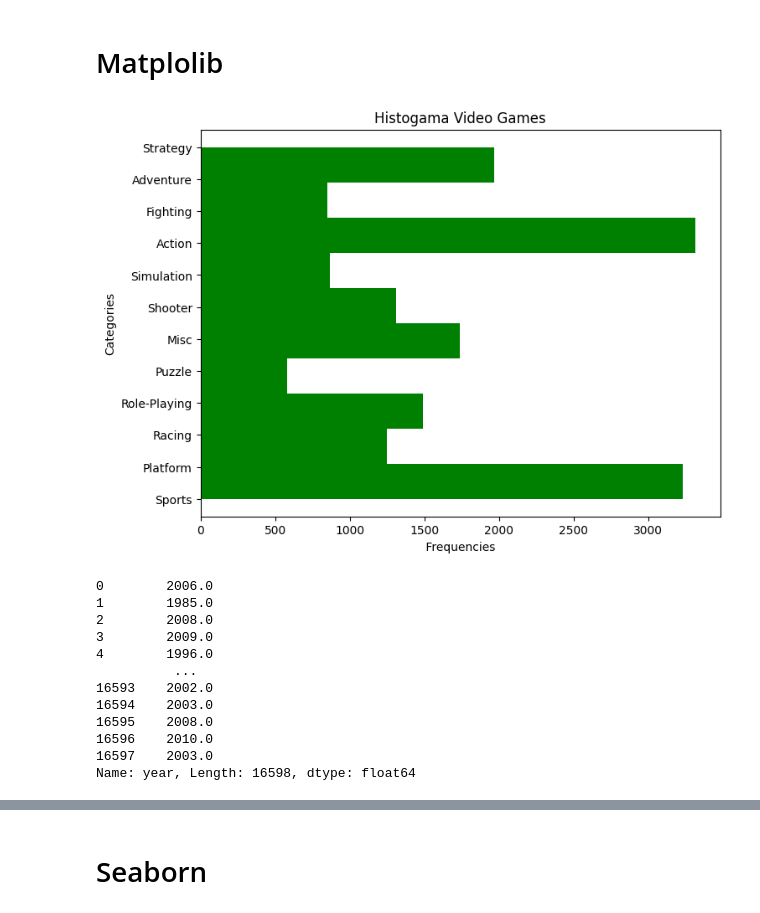
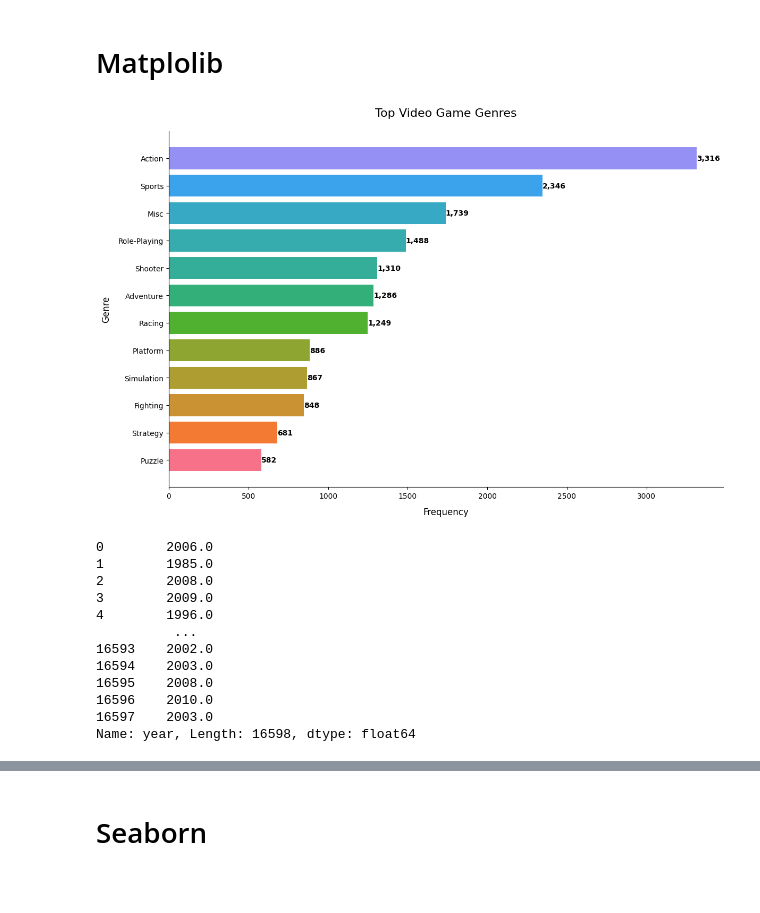
Before and after one commit to fabjamaicrack33/Data_science_Bootcamp, a Jupyter notebook: Actividades Bootcamp DS/actividad2.ipynb, the cells around one changed output, grey strips where cells are left out. Saved outputs shown, nothing was run; the diff lists cells and outputs as text; code cells hidden in the pictures; blank space fills up the shorter version.

```diff
--- a/Actividades Bootcamp DS/actividad2.ipynb
+++ b/Actividades Bootcamp DS/actividad2.ipynb
@@ -54,31 +56,54 @@ global_sales      0
 dtype: int64
 # %% [markdown]
 # Matplolib
-# %%
-fig, ax = plt.subplots(figsize=(8,6))
-ax.hist(x= data.genre, density=False, color='green', orientation='horizontal')
-ax.set_xlabel(' Frequencies ')
-ax.set_ylabel('Categories')
-ax.set_title('Histogama Video Games')
-plt.show()
-# %% [output]
-[figure, removed]
-# %%
-data=pd.read_csv('video_games_sales.csv',sep=',')
-data.head()
-data['year']
-# %% [output]
-0        2006.0
-1        1985.0
-2        2008.0
-3        2009.0
-4        1996.0
-          ...
-16593    2002.0
-16594    2003.0
-16595    2008.0
-16596    2010.0
-16597    2003.0
-Name: year, Length: 16598, dtype: float64
+# %%
+genre_counts = data['genre'].value_counts()
+genre_counts_sorted = genre_counts.sort_values(ascending=True)
+
+# Top N generos
+N = 15
+top_genres = genre_counts_sorted.tail(N)
+
+fig, ax = plt.subplots(figsize=(12, 8))
+
+# Crear barras horizontal
+bars = ax.barh(top_genres.index, top_genres.values, color=sns.color_palette("husl", N))
+
+# Modificar apariencia
+ax.set_xlabel('Frequency', fontsize=12, labelpad=10)
+ax.set_ylabel('Genre', fontsize=12, labelpad=10)
+ax.set_title('Top Video Game Genres', fontsize=16, pad=20)
+
+# Remover spins
+ax.spines['top'].set_visible(False)
+ax.spines['right'].set_visible(False)
+
+# Labels
+for bar in bars:
+    width = bar.get_width()
+    ax.text(width, bar.get_y() + bar.get_height()/2,
+            f'{int(width):,}',
+            ha='left', va='center', fontsize=10, fontweight='bold')
+
+# ajustar layout
+plt.tight_layout()
+plt.show()
+# %% [output]
+[figure, added]
+# %%
+data['year']
+# %% [output]
+0        2006.0
+1        1985.0
+2        2008.0
+3        2009.0
+4        1996.0
+          ...
+16593    2002.0
+16594    2003.0
+16595    2008.0
+16596    2010.0
+16597    2003.0
+Name: year, Length: 16598, dtype: float64
 # %%
 yearly_sales = data.groupby('year')['global_sales'].sum()
```
Also changed, not shown: parts of 8 cells of this notebook.
